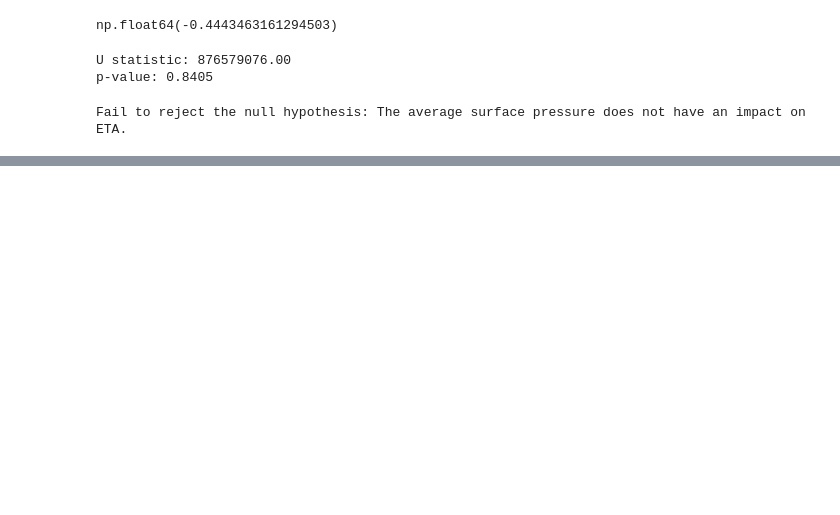
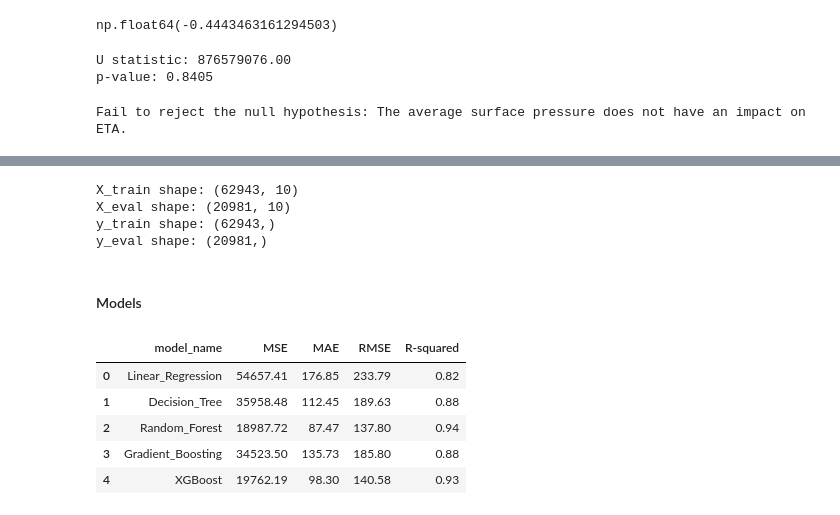
Before and after one commit to damzking/final-pro, a Jupyter notebook: Notebook/ETA-prediction.ipynb, the cells around one changed output, grey strips where cells are left out. Saved outputs shown, nothing was run; the diff lists cells and outputs as text; code cells hidden in the pictures; blank space fills up the shorter version.

```diff
--- a/Notebook/ETA-prediction.ipynb
+++ b/Notebook/ETA-prediction.ipynb
@@ -611,0 +687,7 @@ Fail to reject the null hypothesis: The average surface pressure does not have a
+# %%
+print(f'X_train shape: {X_train.shape}\nX_eval shape: {X_eval.shape}\ny_train shape: {y_train.shape}\ny_eval shape: {y_eval.shape}')
+# %% [output]
+X_train shape: (62943, 10)
+X_eval shape: (20981, 10)
+y_train shape: (62943,)
+y_eval shape: (20981,)
@@ -611,0 +698,4 @@ Fail to reject the null hypothesis: The average surface pressure does not have a
+# %%
+#selecting numeric and categorical columns
+numeric_cols=X_train.select_dtypes(include='number').columns
+cat_cols = X_train.select_dtypes(include='object').columns
@@ -611,0 +715,49 @@ Fail to reject the null hypothesis: The average surface pressure does not have a
+# %%
+preprocessor = ColumnTransformer(transformers=[
+    ('num_pipeline', num_pipeline, numeric_cols),
+    ('cat_pipeline', cat_pipeline, cat_cols),
+])
+# %% [markdown]
+#### Models
+# %%
+# models to be used
+models={}
+models['Linear_Regression']= LinearRegression()
+#models['Support_Vector_Machine']= LinearSVC(random_state=42)
+models['Decision_Tree']= DecisionTreeRegressor()
+models['Random_Forest']= RandomForestRegressor(random_state=42)
+#models['Naive_Bayes']= GaussianNB()
+#models['K-Nearest_Neighbors']= KNeighborsClassifier()
+models['Gradient_Boosting']= GradientBoostingRegressor(random_state=42)
+models['XGBoost']= XGBRegressor(random_state=42)
+# %%
+all_pipelines = {}
+
+metric_table = pd.DataFrame(columns=['model_name', 'MSE', 'MAE', 'RMSE', 'R-squared'])
+
+for model_name, regressor in models.items():
+    model_pipeline = Pipeline([
+        ('preprocess', preprocessor),
+        (model_name, TransformedTargetRegressor(regressor=regressor))
+    ])
+    model_pipeline.fit(X_train, y_train)
+
+    all_pipelines[model_name] = model_pipeline
+
+    y_pred = model_pipeline.predict(X_eval)
+
+    MSE = round(mean_squared_error(y_eval, y_pred),2)
+    MAE = round(mean_absolute_error(y_eval, y_pred),2)
+    RMSE =round(np.sqrt(mean_squared_error(y_eval, y_pred)) ,2)
+    R_squared = round(r2_score(y_eval, y_pred),2)
+
+    metric_table.loc[len(metric_table)] = [model_name, MSE, MAE, RMSE, R_squared]
+
+metric_table
+# %% [output]
+|  | model_name | MSE | MAE | RMSE | R-squared |
+| 0 | Linear_Regression | 54657.41 | 176.85 | 233.79 | 0.82 |
+| 1 | Decision_Tree | 35958.48 | 112.45 | 189.63 | 0.88 |
+| 2 | Random_Forest | 18987.72 | 87.47 | 137.80 | 0.94 |
+| 3 | Gradient_Boosting | 34523.50 | 135.73 | 185.80 | 0.88 |
+| 4 | XGBoost | 19762.19 | 98.30 | 140.58 | 0.93 |
```
Also changed, not shown: parts of 19 cells of this notebook.
